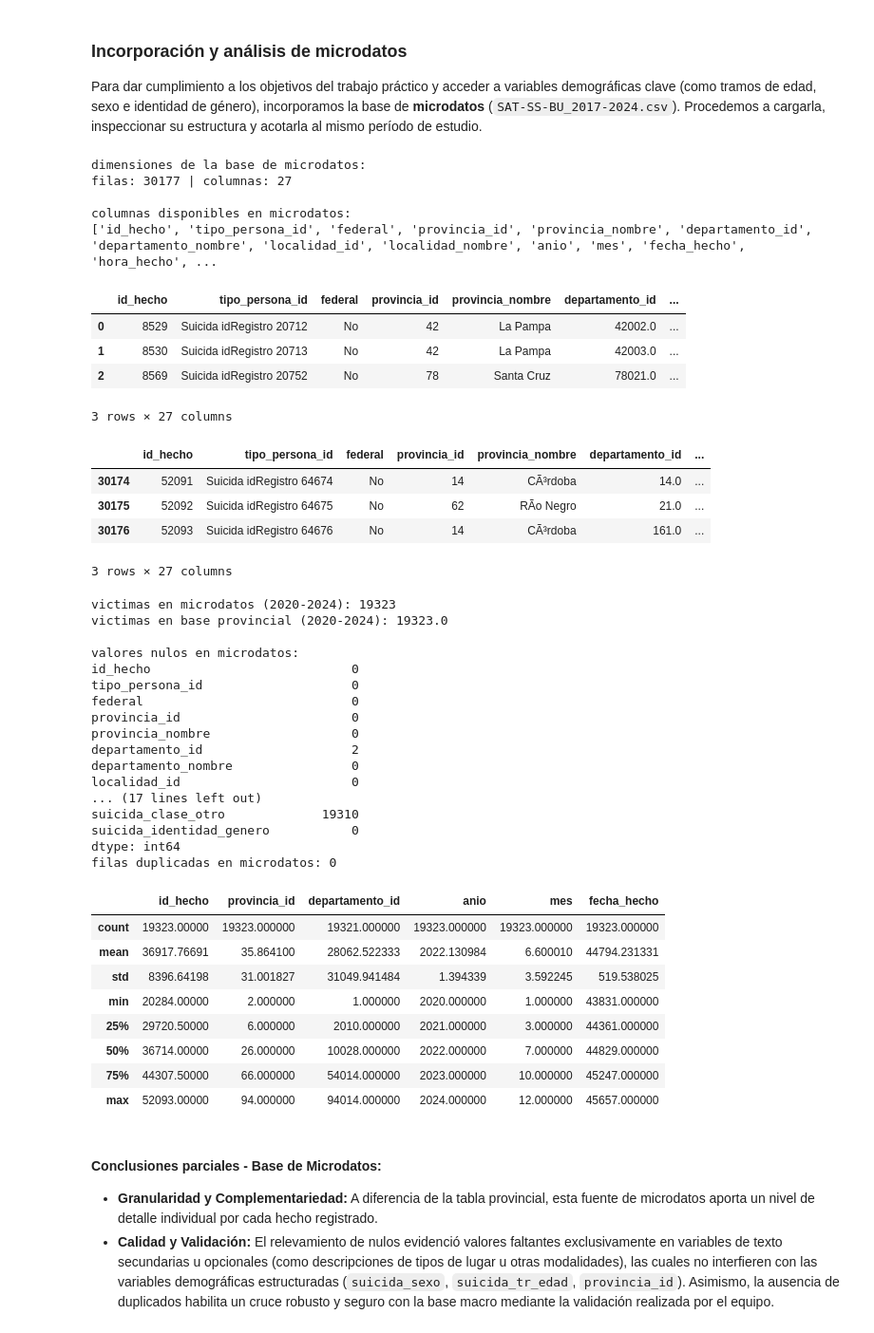
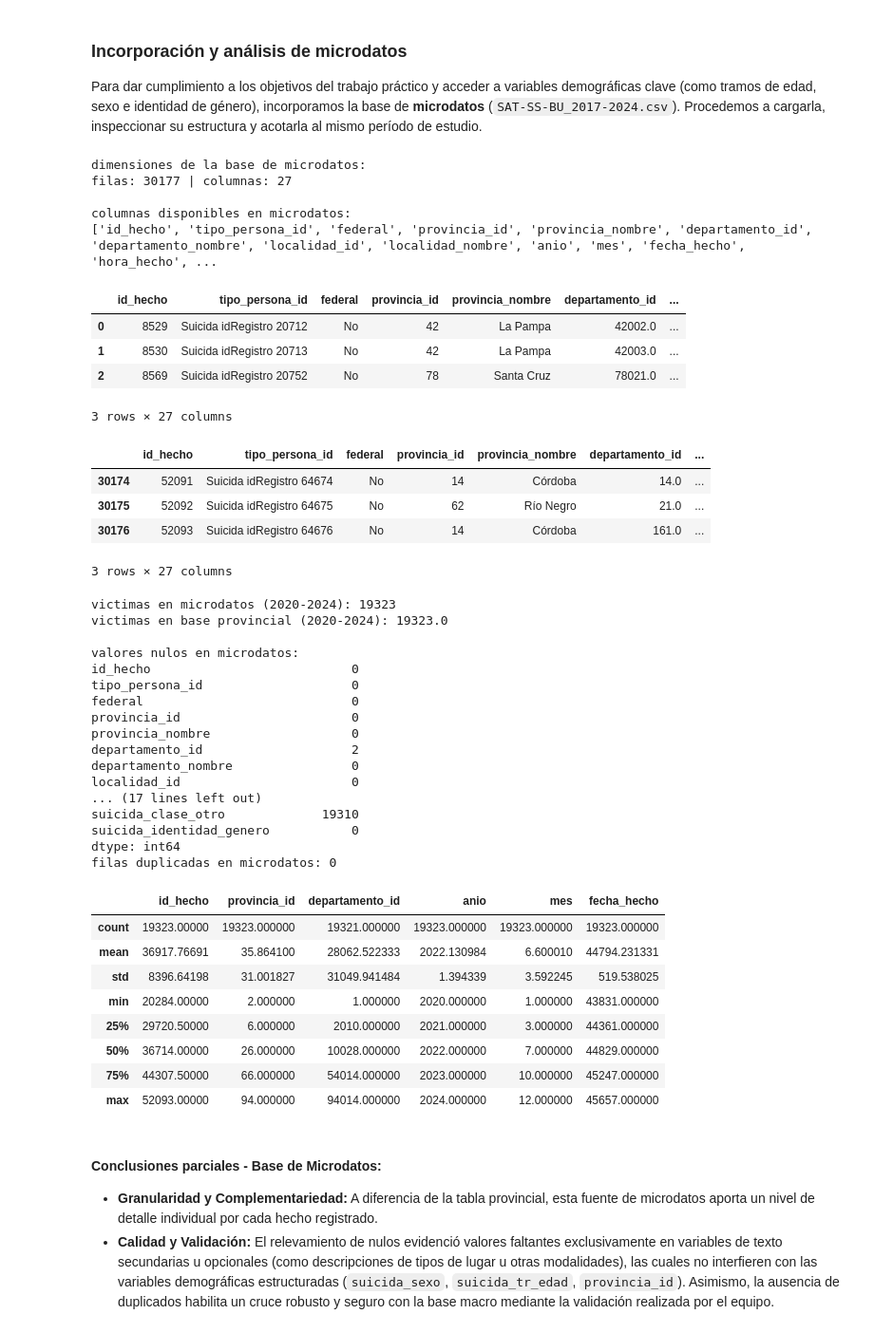
Before and after one commit to fce-laboratoriotp/tp-labo, a Jupyter notebook: notebook_prueba.ipynb, the cells around one changed output. Shown at 95% size. Saved outputs shown, nothing was run; the diff lists cells and outputs as text; code cells hidden in the pictures.

```diff
--- a/notebook_prueba.ipynb
+++ b/notebook_prueba.ipynb
@@ -24,8 +12,10 @@ En esta etapa inicial examinamos la base de datos oficial a nivel provincial (`s
 # %%
 import pandas as pd
 
-# carga de la base de datos a nivel provincial
-df_prov = pd.read_csv("snic-provincias.csv", sep=";", encoding="latin1", on_bad_lines="skip")
+# direccion donde estan guardados los archivos en el repositorio del grupo
+URL_BASE = "https://raw.githubusercontent.com/fce-laboratoriotp/tp-labo/main/"
+
+df_prov = pd.read_csv(URL_BASE + "snic-provincias.csv", sep=";", encoding="utf-8-sig", decimal=",", on_bad_lines="skip")
 
 # miro el tamaño de la tabla
 print("dimensiones de la tabla provincial:", df_prov.shape)
@@ -138,7 +128,7 @@ cantidad de observaciones seleccionadas para el analisis: 120
 Para dar cumplimiento a los objetivos del trabajo práctico y acceder a variables demográficas clave (como tramos de edad, sexo e identidad de género), incorporamos la base de **microdatos** (`SAT-SS-BU_2017-2024.csv`). Procedemos a cargarla, inspeccionar su estructura y acotarla al mismo período de estudio.
 # %%
 # cargamos la base de microdatos
-df_micro = pd.read_csv("SAT-SS-BU_2017-2024.csv", sep=",", encoding="latin1", on_bad_lines="skip")
+df_micro = pd.read_csv(URL_BASE + "SAT-SS-BU_2017-2024.csv", sep=",", encoding="utf-8-sig", on_bad_lines="skip")
 
 # inspeccionamos dimensiones y columnas
 print("dimensiones de la base de microdatos:")
@@ -151,36 +141,36 @@ print(df_micro.columns.tolist())
 display(df_micro.head(3))
 
 # reviso las ultimas filas de microdatos
 display(df_micro.tail(3))
 
 # filtramos los microdatos solo para 2020-2024
 df_micro_2020_2024 = df_micro[df_micro["anio"].between(2020, 2024)].copy()
 
 print("victimas en microdatos (2020-2024):", len(df_micro_2020_2024))
 print("victimas en base provincial (2020-2024):", df_prov_suicidios["cantidad_victimas"].sum())
 
 # chequeo de valores nulos en microdatos
 print("\nvalores nulos en microdatos:")
 print(df_micro_2020_2024.isnull().sum())
 
 # chequeo de duplicados y estadisticas descriptivas en microdatos
 print(f"filas duplicadas en microdatos: {df_micro_2020_2024.duplicated().sum()}")
 display(df_micro_2020_2024.describe())
 # %% [output]
 dimensiones de la base de microdatos:
 filas: 30177 | columnas: 27
 
 columnas disponibles en microdatos:
 ['id_hecho', 'tipo_persona_id', 'federal', 'provincia_id', 'provincia_nombre', 'departamento_id', 'departamento_nombre', 'localidad_id', 'localidad_nombre', 'anio', 'mes', 'fecha_hecho', 'hora_hecho', ...
 |  | id_hecho | tipo_persona_id | federal | provincia_id | provincia_nombre | departamento_id | ... |
 | 0 | 8529 | Suicida idRegistro 20712 | No | 42 | La Pampa | 42002.0 | ... |
 | 1 | 8530 | Suicida idRegistro 20713 | No | 42 | La Pampa | 42003.0 | ... |
 | 2 | 8569 | Suicida idRegistro 20752 | No | 78 | Santa Cruz | 78021.0 | ... |
 3 rows × 27 columns
 |  | id_hecho | tipo_persona_id | federal | provincia_id | provincia_nombre | departamento_id | ... |
-| 30174 | 52091 | Suicida idRegistro 64674 | No | 14 | CÃ³rdoba | 14.0 | ... |
-| 30175 | 52092 | Suicida idRegistro 64675 | No | 62 | RÃ­o Negro | 21.0 | ... |
-| 30176 | 52093 | Suicida idRegistro 64676 | No | 14 | CÃ³rdoba | 161.0 | ... |
+| 30174 | 52091 | Suicida idRegistro 64674 | No | 14 | Córdoba | 14.0 | ... |
+| 30175 | 52092 | Suicida idRegistro 64675 | No | 62 | Río Negro | 21.0 | ... |
+| 30176 | 52093 | Suicida idRegistro 64676 | No | 14 | Córdoba | 161.0 | ... |
 3 rows × 27 columns
 victimas en microdatos (2020-2024): 19323
 victimas en base provincial (2020-2024): 19323.0
```
Also changed, not shown: parts of 12 cells of this notebook.
